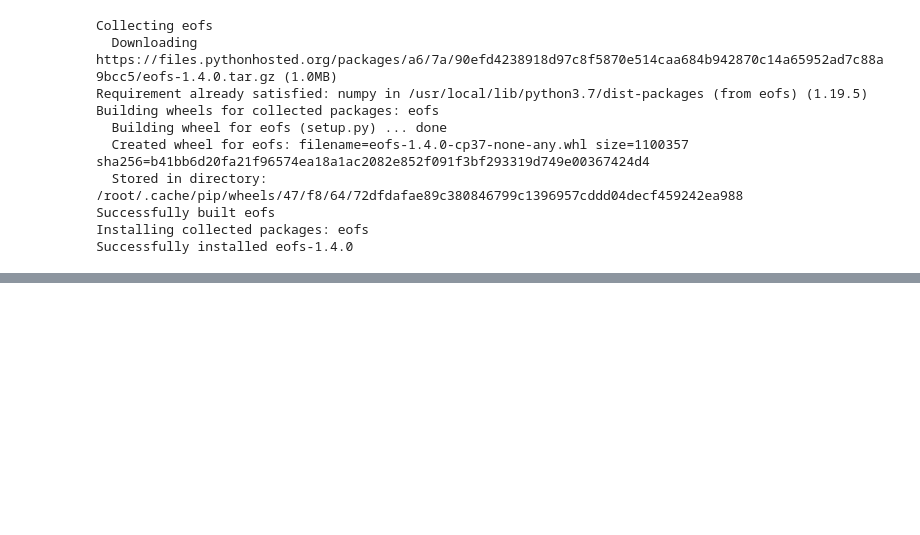
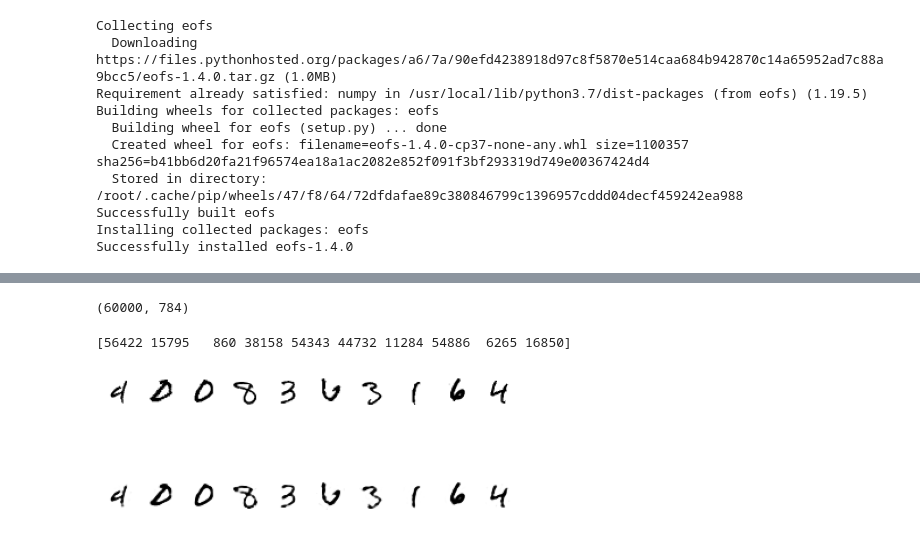
Before and after one commit to DL-WG/ROMS-tutorial, a Jupyter notebook: MNIST_AE.ipynb, the cells around one changed output, grey strips where cells are left out. Cells and saved outputs as stored; diff of their text form; code cells hidden in the pictures; blank space fills up the shorter version.

```diff
--- a/MNIST_AE.ipynb
+++ b/MNIST_AE.ipynb
@@ -137,0 +125,28 @@ plt.legend(['Loss', 'Val_loss'])
+# %%
+#Reconstruction using AE
+#Unscale the data
+
+ae_prediction = ae_model.predict(Xtrain)
+
+ae_prediction = ae_prediction*255.0
+ae_prediction.shape
+# %% [output]
+(60000, 784)
+# %%
+#Reconstruction using AE
+#Same random numbers as PCA example
+np.random.seed(42)
+nDisplay = 10
+randomIndex = np.random.randint(0, ae_prediction.shape[0], nDisplay)
+print(randomIndex)
+for i in range(nDisplay):
+  plt.subplot(2, nDisplay, i+1)
+  plt.imshow(np.reshape(Xtrain[randomIndex[i]], (28, 28)), cmap = 'gray_r')
+  plt.axis('off')
+  plt.subplot(2, nDisplay, i+1+nDisplay)
+  plt.imshow(np.reshape(ae_prediction[randomIndex[i]], (28, 28)), cmap = 'gray_r')
+  plt.axis('off')
+plt.tight_layout()
+# %% [output]
+[56422 15795   860 38158 54343 44732 11284 54886  6265 16850]
+[figure, added]
```
Also changed, not shown: parts of 9 cells of this notebook.
